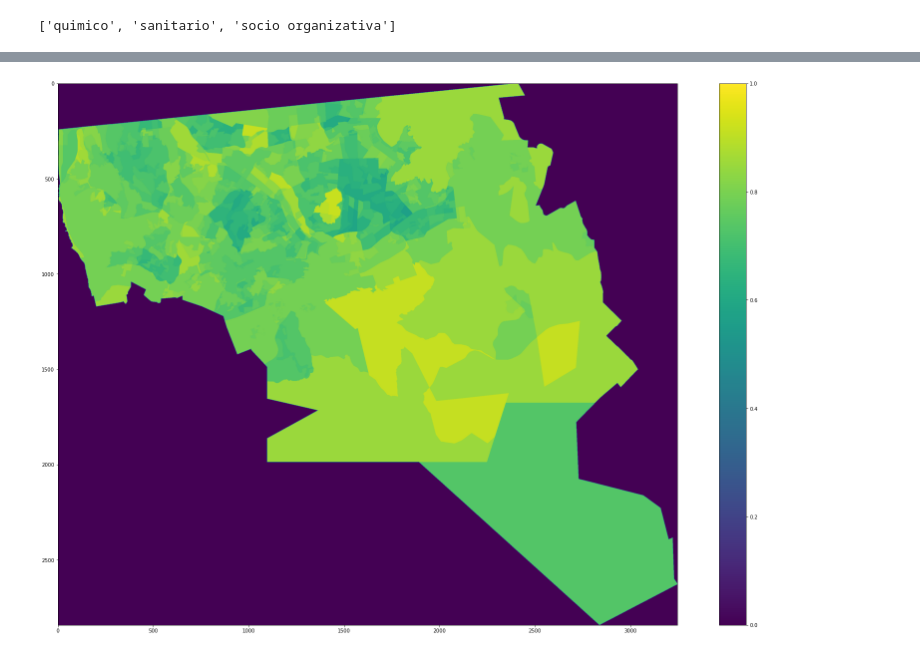
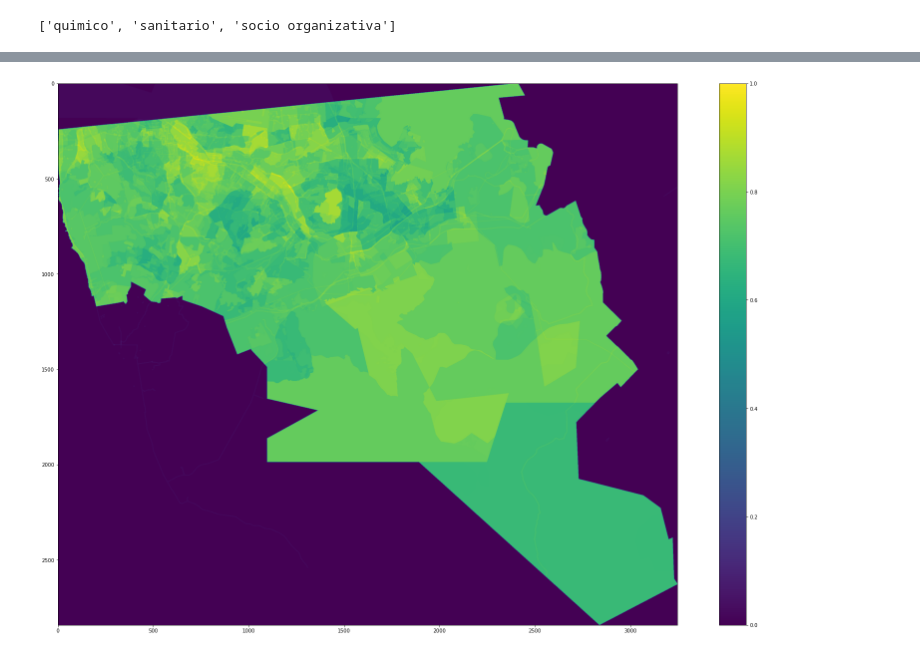
Before and after one commit to Ro-teodoro/https---github.com-implan-sig-vulnerabilidades, a Jupyter notebook: Modelo de vulnerabilidades.ipynb, the cells around one changed output, grey strips where cells are left out. Saved outputs shown, nothing was run; the diff lists cells and outputs as text; code cells hidden in the pictures.

```diff
--- a/Modelo de vulnerabilidades.ipynb
+++ b/Modelo de vulnerabilidades.ipynb
@@ -254,0 +280,11 @@ frames[2]
+# %%
+#suma de sub data frames
+
+sum = np.zeros(frames[0]['rasters'][0].shape,dtype=float)
+
+for i in range(0,len(frames)):
+    for j in range(0,len(frames[i])):
+        sum = sum + (frames[i]['rasters'][j] * frames[i]['pond'][j] )
+        frames_sum['raster sum'][j] = sum
+
+frames_sum
@@ -254,0 +300,17 @@ frames[2]
+# %%
+#normalizador de datos
+
+def NormalizeData(data):
+    return (data - np.min(data)) / (np.max(data) - np.min(data))
+# %%
+#normalizar datos
+
+for i in range (0, len(frames_sum )):
+
+    print(max(np.amax(frames_sum['raster sum'][i], axis=0)))
+    print('             ')
+
+    frames_sum['raster sum'][i] = NormalizeData(frames_sum['raster sum'][i])
+
+    print(max(np.amax(frames_sum['raster sum'][i], axis=0)))
+    print('--------------------------------')
@@ -254,0 +333,9 @@ frames[2]
+# %%
+# suma de data frames
+
+g_sum = np.zeros(frames_sum['raster sum'][0].shape,dtype=float)
+for i in range(0,len(frames_sum)):
+    g_sum = g_sum + (frames_sum['raster sum'][i] * frames_sum['pond'][i] )
+    frames_sum['raster sum'][i] = g_sum
+g_sum = NormalizeData(g_sum)
+g_sum
@@ -255,7 +360,7 @@ frames[2]
 # %%
 plt.figure(figsize = (30,20))
-plt.imshow(frames[2]['rasters'][0])
+plt.imshow(g_sum)
 plt.colorbar()
 plt.show()
 # %% [output]
-[figure, old version]
+[figure, new version]
```
Also changed, not shown: parts of 25 cells of this notebook, 1 other file.
